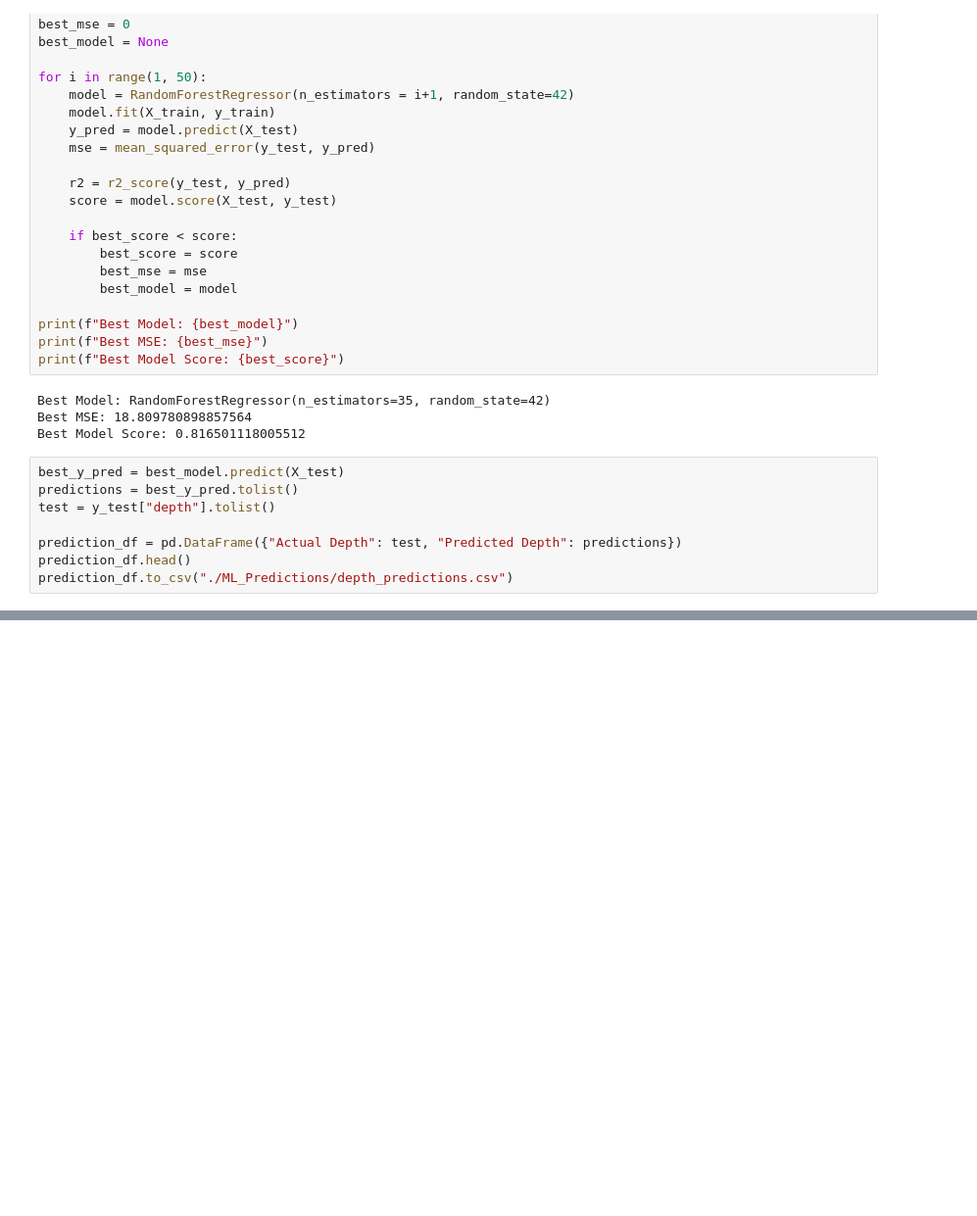
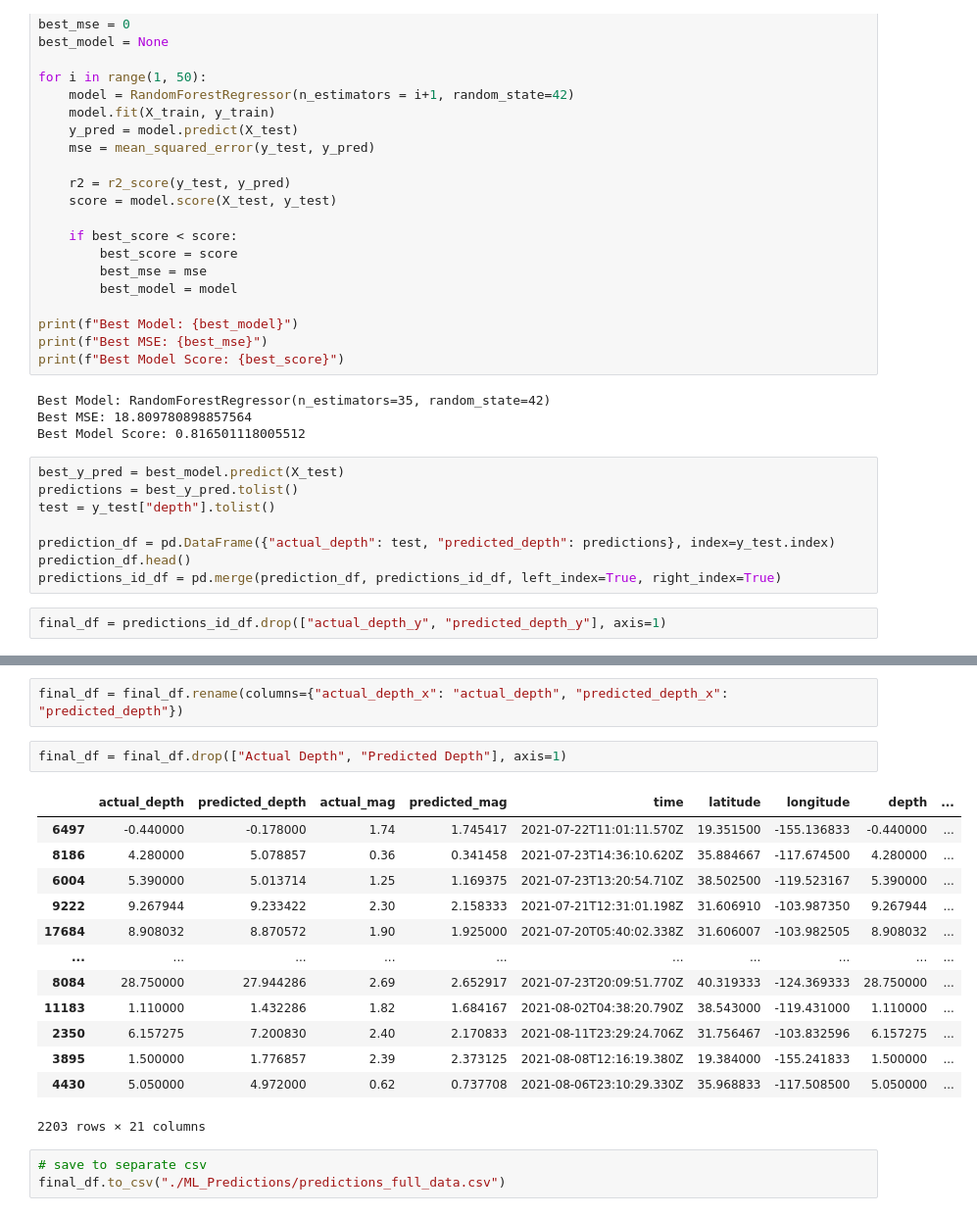
Before and after one commit to ashparra97/final-project-2021, a Jupyter notebook: ML_random_forest.ipynb, the cells around one changed output, grey strips where cells are left out. Shown: that part at 98% size. Saved outputs shown, nothing was run; the diff lists cells and outputs as text; blank space fills up the shorter version.

Commit message:
Modified ML_random_forest with full df output.

```diff
--- a/ML_random_forest.ipynb
+++ b/ML_random_forest.ipynb
@@ -108,6 +128,8 @@ best_y_pred = best_model.predict(X_test)
 predictions = best_y_pred.tolist()
 test = y_test["depth"].tolist()
 
-prediction_df = pd.DataFrame({"Actual Depth": test, "Predicted Depth": predictions})
+prediction_df = pd.DataFrame({"actual_depth": test, "predicted_depth": predictions}, index=y_test.index)
 prediction_df.head()
-prediction_df.to_csv("./ML_Predictions/depth_predictions.csv")
+predictions_id_df = pd.merge(prediction_df, predictions_id_df, left_index=True, right_index=True)
+# %%
+final_df = predictions_id_df.drop(["actual_depth_y", "predicted_depth_y"], axis=1)
@@ -113,0 +150,21 @@ prediction_df.to_csv("./ML_Predictions/depth_predictions.csv")
+# %%
+final_df = final_df.rename(columns={"actual_depth_x": "actual_depth", "predicted_depth_x": "predicted_depth"})
+# %%
+final_df = final_df.drop(["Actual Depth", "Predicted Depth"], axis=1)
+# %% [output]
+|  | actual_depth | predicted_depth | actual_mag | predicted_mag | time | latitude | longitude | depth | ... |
+| 6497 | -0.440000 | -0.178000 | 1.74 | 1.745417 | 2021-07-22T11:01:11.570Z | 19.351500 | -155.136833 | -0.440000 | ... |
+| 8186 | 4.280000 | 5.078857 | 0.36 | 0.341458 | 2021-07-23T14:36:10.620Z | 35.884667 | -117.674500 | 4.280000 | ... |
+| 6004 | 5.390000 | 5.013714 | 1.25 | 1.169375 | 2021-07-23T13:20:54.710Z | 38.502500 | -119.523167 | 5.390000 | ... |
+| 9222 | 9.267944 | 9.233422 | 2.30 | 2.158333 | 2021-07-21T12:31:01.198Z | 31.606910 | -103.987350 | 9.267944 | ... |
+| 17684 | 8.908032 | 8.870572 | 1.90 | 1.925000 | 2021-07-20T05:40:02.338Z | 31.606007 | -103.982505 | 8.908032 | ... |
+| ... | ... | ... | ... | ... | ... | ... | ... | ... | ... |
+| 8084 | 28.750000 | 27.944286 | 2.69 | 2.652917 | 2021-07-23T20:09:51.770Z | 40.319333 | -124.369333 | 28.750000 | ... |
+| 11183 | 1.110000 | 1.432286 | 1.82 | 1.684167 | 2021-08-02T04:38:20.790Z | 38.543000 | -119.431000 | 1.110000 | ... |
+| 2350 | 6.157275 | 7.200830 | 2.40 | 2.170833 | 2021-08-11T23:29:24.706Z | 31.756467 | -103.832596 | 6.157275 | ... |
+| 3895 | 1.500000 | 1.776857 | 2.39 | 2.373125 | 2021-08-08T12:16:19.380Z | 19.384000 | -155.241833 | 1.500000 | ... |
+| 4430 | 5.050000 | 4.972000 | 0.62 | 0.737708 | 2021-08-06T23:10:29.330Z | 35.968833 | -117.508500 | 5.050000 | ... |
+2203 rows × 21 columns
+# %%
+# save to separate csv
+final_df.to_csv("./ML_Predictions/predictions_full_data.csv")
```
Also changed, not shown: parts of 3 cells of this notebook, 1 other file.
